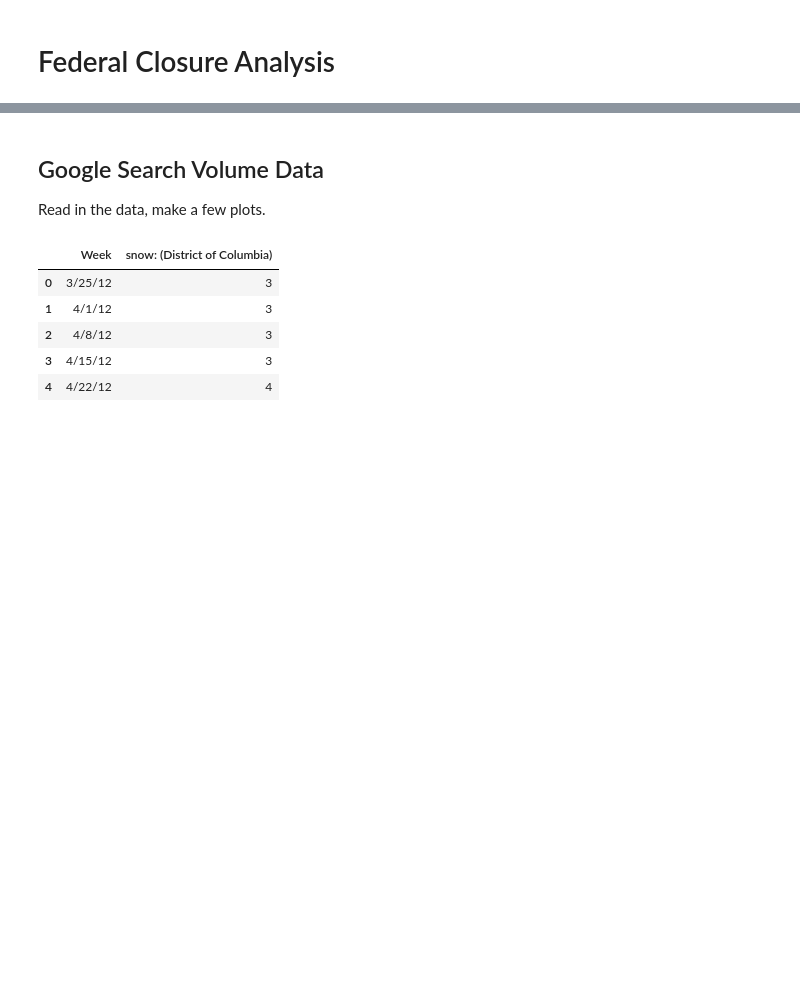
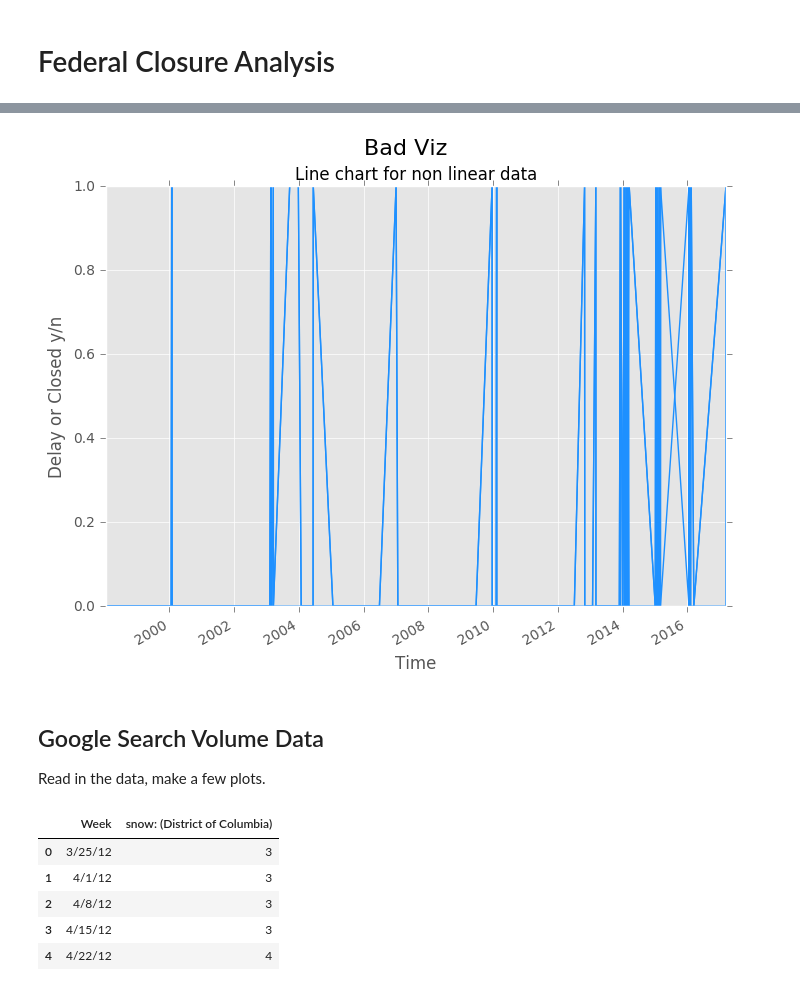
Before and after one commit to josephofiowa/zenzic, a Jupyter notebook: federal-snow/fed-closure-analysis.ipynb, the cells around one changed output, grey strips where cells are left out. Cells and saved outputs as stored; diff of their text form; code cells hidden in the pictures; blank space fills up the shorter version.

Commit message:
cleaned OPM data

```diff
--- a/federal-snow/fed-closure-analysis.ipynb
+++ b/federal-snow/fed-closure-analysis.ipynb
@@ -15,0 +208,20 @@ plt.style.use('ggplot')
+# %%
+# get delays - like an Amtrak
+def get_delays(text):
+    if 'hours Delayed' in text:
+        return 1
+    else:
+        return 0
+# %%
+# get either - like...I dunno
+strings = ("hours Delayed", "Closed")
+def get_closures_delays(text):
+    if any(s in text for s in strings):
+        return 1
+    else:
+        return 0
+# %%
+# add columns for closures, delays, or either to dataset
+opm['closed']= opm.notice.apply(lambda text: get_closures(text))
+opm['delayed'] = opm.notice.apply(lambda text: get_delays(text))
+opm['delayed_or_closed'] = opm.notice.apply(lambda text: get_closures_delays(text))
@@ -16,3 +237,14 @@ plt.style.use('ggplot')
+# %%
+opm_ts = opm.set_index('clean_date')
+# %%
+opm_ts.drop(['year', 'date', 'notice'], axis=1).plot(color='dodgerblue', legend=None)
+plt.suptitle("Bad Viz", size=16)
+plt.title("Line chart for non linear data", size=12)
+plt.xlabel('Time')
+plt.ylabel('Delay or Closed y/n')
+plt.show()
+# %% [output]
+[figure, added]
 # %% [markdown]
 ## Google Search Volume Data
 
```
Also changed, not shown: parts of 28 cells of this notebook.
